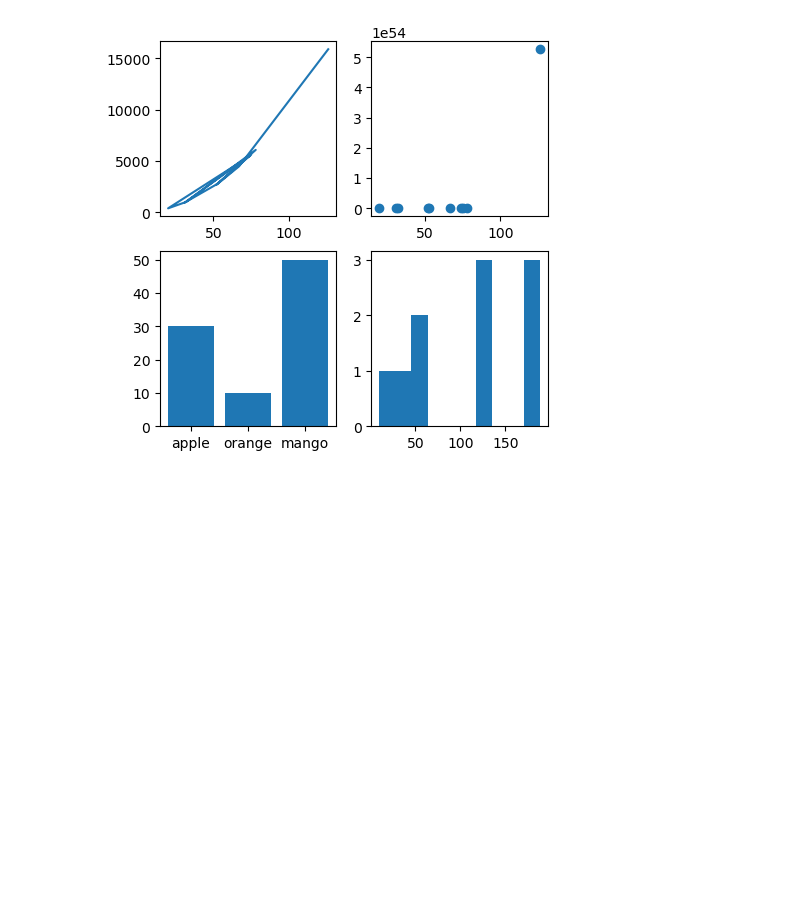
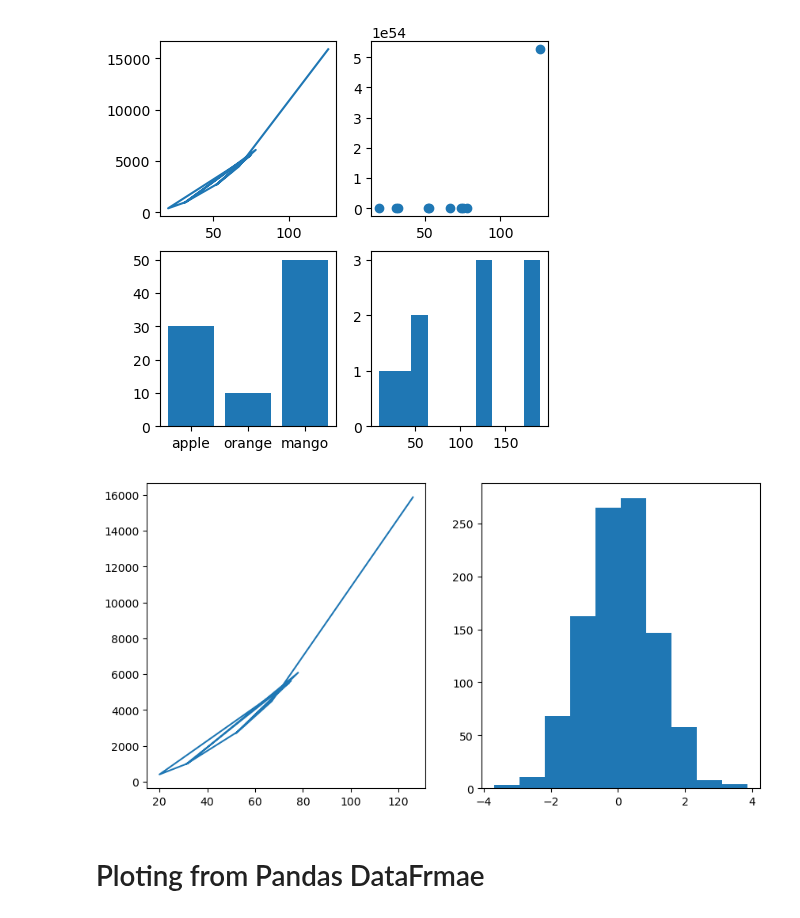
Before and after one commit to adityash97/DataScience, a Jupyter notebook: matplotlib.ipynb, the cells around one changed output. Saved outputs shown, nothing was run; the diff lists cells and outputs as text; code cells hidden in the pictures; blank space fills up the shorter version.

Commit message:
another way to add subplots

```diff
--- a/matplotlib.ipynb
+++ b/matplotlib.ipynb
@@ -118,3 +118,13 @@ ax3.bar(['apple','orange','mango'],height=[30,10,50])
 ax4.hist(np.random.randint(1,200,10));
 # %% [output]
 [figure]
+# %%
+
+## 2nd way
+fig, ax = plt.subplots(nrows=1,ncols=2,figsize=(10,5)) # as ax will be now ndim array
+ax[0].plot(data,np.square(data));
+ax[1].hist(np.random.randn(1000));
+# %% [output]
+[figure, added]
+# %% [markdown]
+# Ploting from Pandas DataFrmae
```
